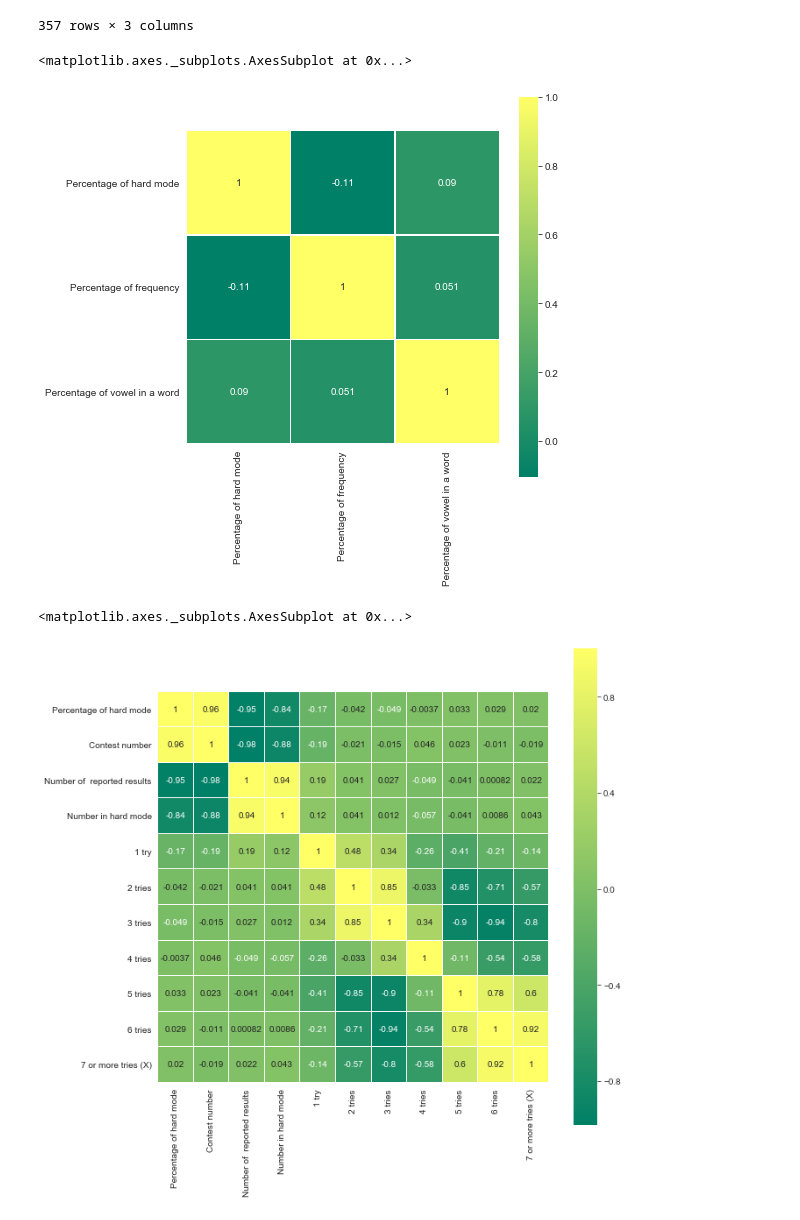
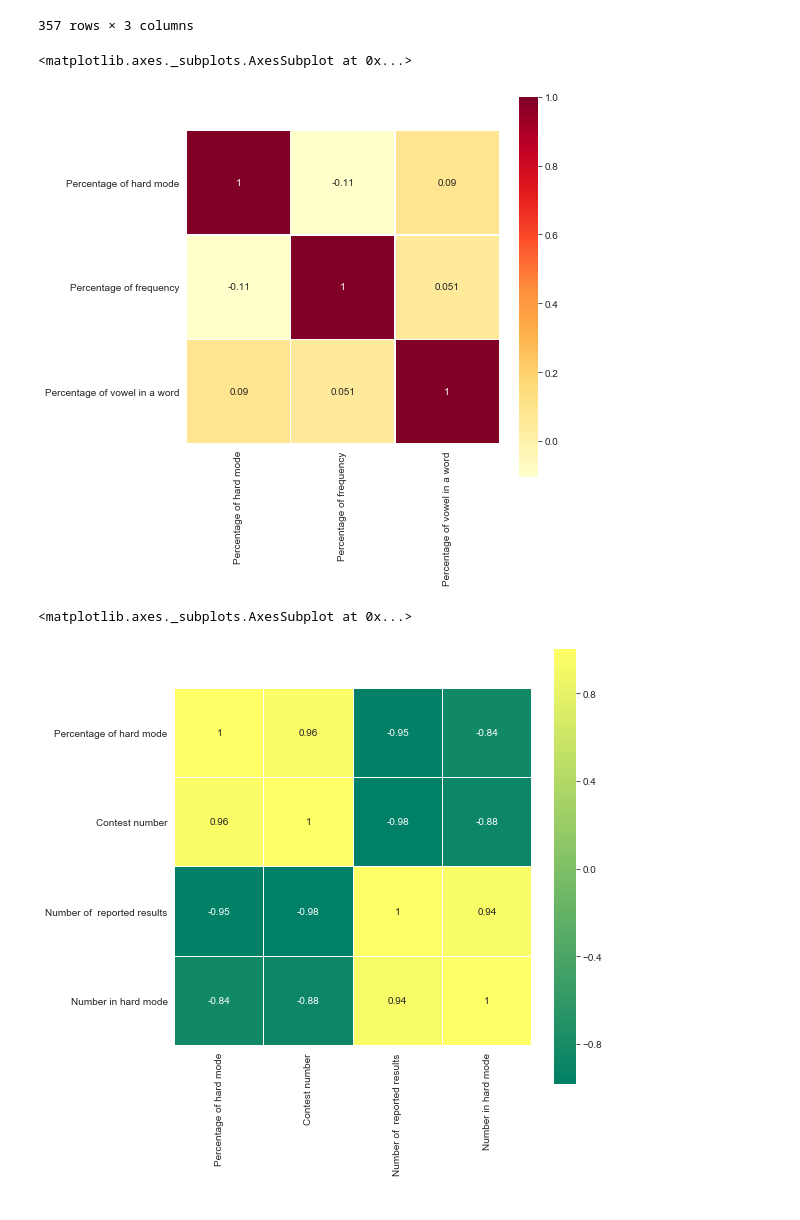
Before and after one commit to ShoiLyaung/MCM_C, a Jupyter notebook: Q1/correlation_analysis.ipynb, the cells around one changed output. Saved outputs shown, nothing was run; the diff lists cells and outputs as text; code cells hidden in the pictures.

```diff
--- a/Q1/correlation_analysis.ipynb
+++ b/Q1/correlation_analysis.ipynb
@@ -62,15 +62,15 @@ df_corr
 # %%
 d = df_corr.corr("spearman")
 sns.set_context({'figure.figsize':[7, 7]})
-sns.heatmap(d, cmap="summer", linewidths=0.1, vmax=1.0, square=True, linecolor='white', annot=True)
+sns.heatmap(d, cmap="YlOrRd", linewidths=0.1, vmax=1.0, square=True, linecolor='white', annot=True)
 # %% [output]
 <matplotlib.axes._subplots.AxesSubplot at 0x...>
-[figure, old version]
+[figure, new version]
 # %%
-df_1 = df[["Percentage of hard mode", "Contest number", "Number of  reported results", "Number in hard mode", "1 try", "2 tries", "3 tries", "4 tries", "5 tries", "6 tries", "7 or more tries (X)"]]
+df_1 = df[["Percentage of hard mode", "Contest number", "Number of  reported results", "Number in hard mode"]]
 d = df_1.corr("spearman")
-sns.set_context({'figure.figsize':[10, 10]})
+sns.set_context({'figure.figsize':[8, 8]})
 sns.heatmap(d, cmap="summer", linewidths=0.1, vmax=1.0, square=True, linecolor='white', annot=True)
 # %% [output]
 <matplotlib.axes._subplots.AxesSubplot at 0x...>
-[figure, old version]
+[figure, new version]
```
Also changed, not shown: parts of 2 cells of this notebook, 5 other files.
